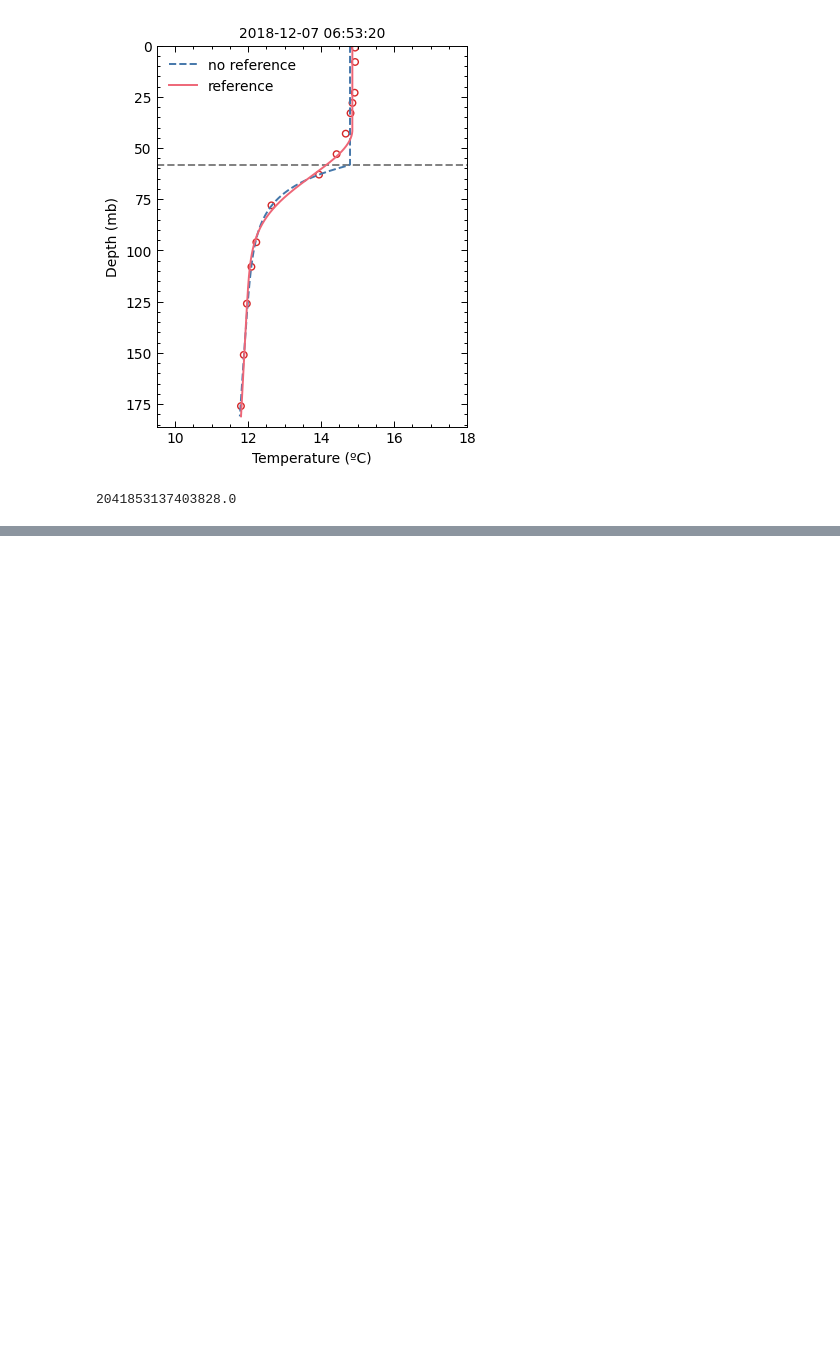
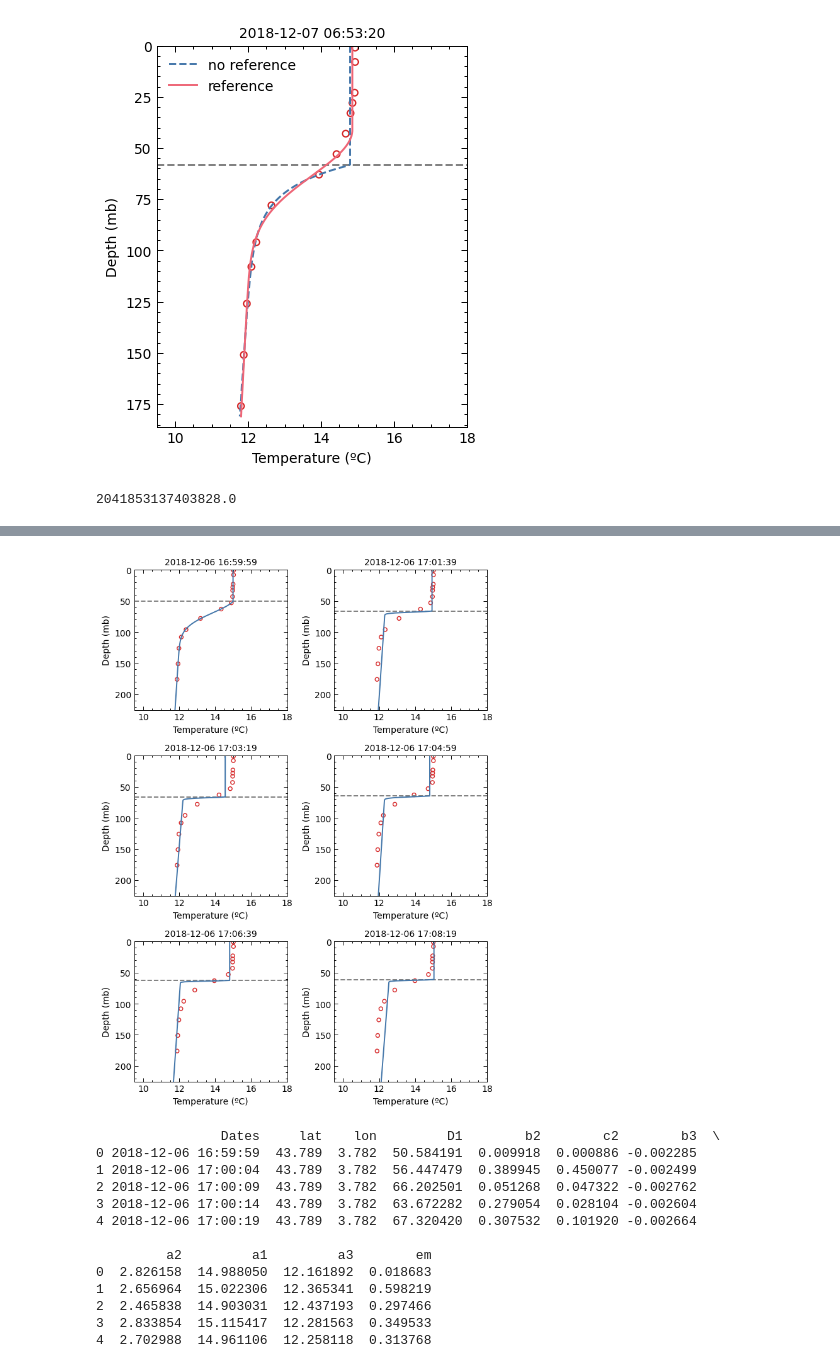
Before and after one commit to manufrn/TFG, a Jupyter notebook: notebooks/Compare_different_SHDRs.ipynb, the cells around one changed output, grey strips where cells are left out. Cells and saved outputs as stored; diff of their text form; code cells hidden in the pictures; blank space fills up the shorter version.

```diff
--- a/notebooks/Untitled.ipynb
+++ b/notebooks/Compare_different_SHDRs.ipynb
@@ -158,0 +106,19 @@ print(np.mean(df_fit_7['b3']), np.std(df_fit_7['b3']))
+# %%
+df_fit_cons_updated =  load_SHDR_fit('AGL_1_37_56_b3_test_updated_b3_lims_fit.csv')
+plot_multiple_profiles(df_fit_cons_updated, temp, pres, np.arange(0, 120, 20))
+print(df_fit_cons_updated.head())
+# %% [output]
+[figure, added]
+                Dates     lat    lon         D1        b2        c2        b3  \
+0 2018-12-06 16:59:59  43.789  3.782  50.584191  0.009918  0.000886 -0.002285
+1 2018-12-06 17:00:04  43.789  3.782  56.447479  0.389945  0.450077 -0.002499
+2 2018-12-06 17:00:09  43.789  3.782  66.202501  0.051268  0.047322 -0.002762
+3 2018-12-06 17:00:14  43.789  3.782  63.672282  0.279054  0.028104 -0.002604
+4 2018-12-06 17:00:19  43.789  3.782  67.320420  0.307532  0.101920 -0.002664
+
+         a2         a1         a3        em
+0  2.826158  14.988050  12.161892  0.018683
+1  2.656964  15.022306  12.365341  0.598219
+2  2.465838  14.903031  12.437193  0.297466
+3  2.833854  15.115417  12.281563  0.349533
+4  2.702988  14.961106  12.258118  0.313768
```
Also changed, not shown: parts of 17 cells of this notebook, 8 other files.
